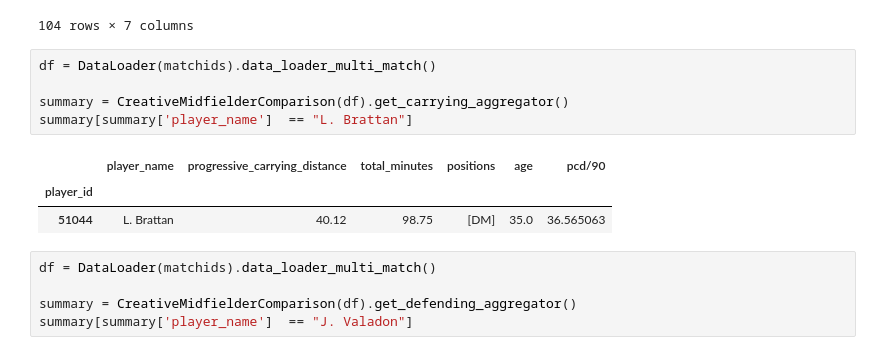
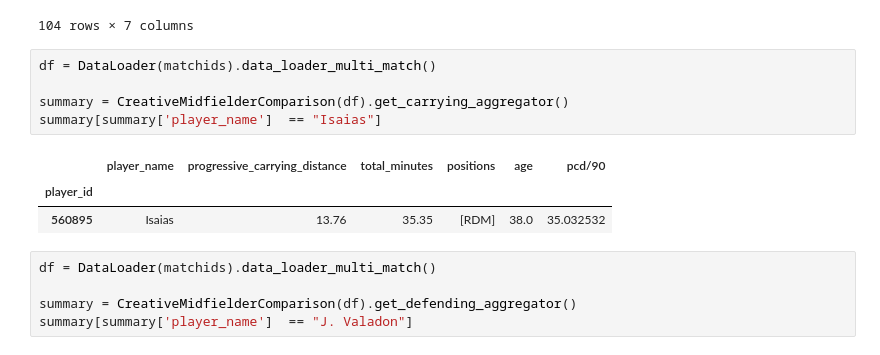
Before and after one commit to nkrackeler30/ASIProj, a Jupyter notebook: Data/ASIProj.ipynb, the cells around one changed output. Cells and saved outputs as stored; diff of their text form.

```diff
--- a/Data/ASIProj.ipynb
+++ b/Data/ASIProj.ipynb
@@ -1328,12 +1344,12 @@ summary
 # %%
 df = DataLoader(matchids).data_loader_multi_match()
 
 summary = CreativeMidfielderComparison(df).get_carrying_aggregator()
-summary[summary['player_name']  == "L. Brattan"]
+summary[summary['player_name']  == "Isaias"]
 # %% [output]
 |  | player_name | progressive_carrying_distance | total_minutes | positions | age | pcd/90 |
 | player_id |  |  |  |  |  |  |
-| 51044 | L. Brattan | 40.12 | 98.75 | [DM] | 35.0 | 36.565063 |
+| 560895 | Isaias | 13.76 | 35.35 | [RDM] | 38.0 | 35.032532 |
 # %%
 df = DataLoader(matchids).data_loader_multi_match()
 
```
Also changed, not shown: parts of 7 cells of this notebook.
